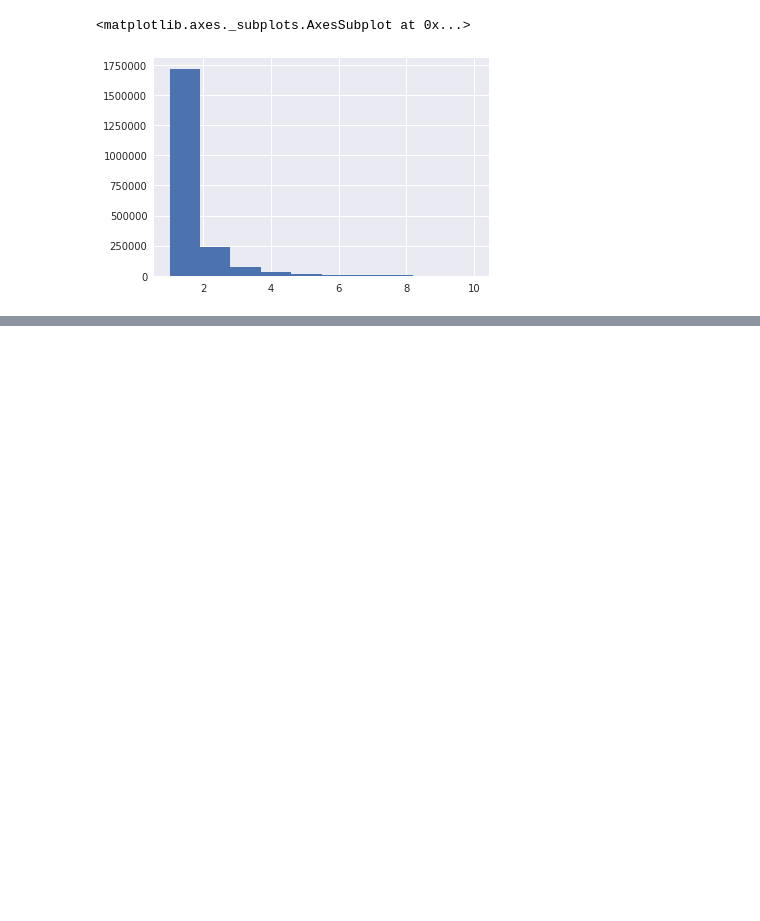
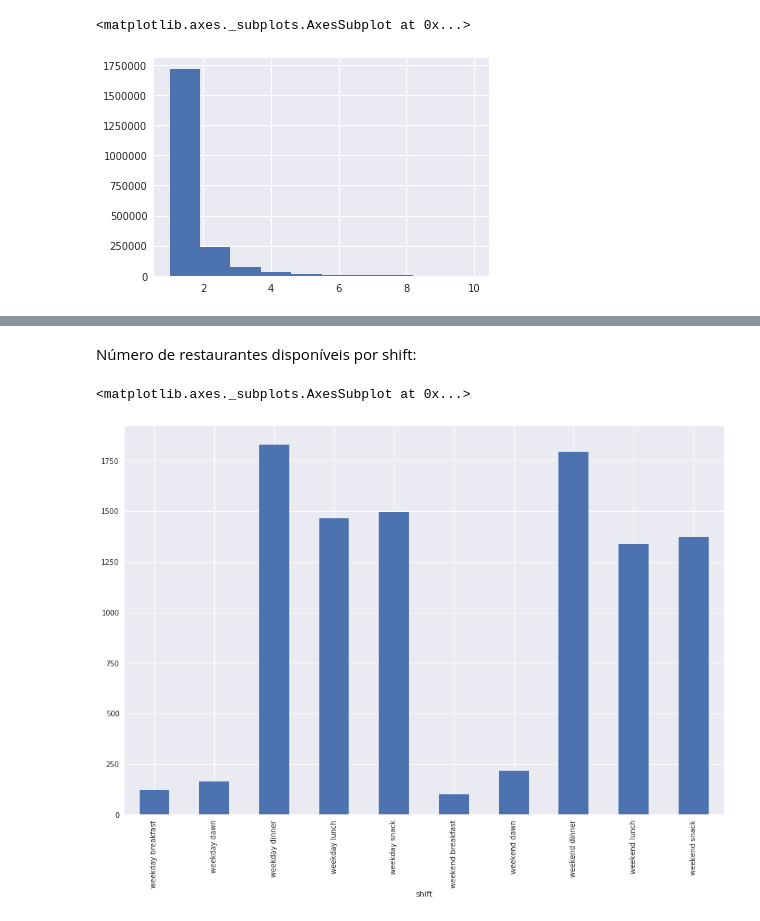
Before and after one commit to deeplearningbrasil/mars-gym, a Jupyter notebook: EDA.ipynb, the cells around one changed output, grey strips where cells are left out. Drawn from its saved outputs; the diff is of its cells as text; code cells hidden in the pictures; blank space fills up the shorter version.

```diff
--- a/EDA.ipynb
+++ b/EDA.ipynb
@@ -7,6 +26,9 @@ sns.set()
 # %%
 session_df = pd.read_parquet("output/ifood/dataset/session")
 restaurant_df = pd.read_csv("output/ifood/dataset/restaurants_with_contents.csv")
+availability_df = pd.read_parquet("output/ifood/dataset/availability")
+review_df = read_parquet_as_pandas("output/ifood/ufg_dataset_all/info_review")
+delivery_df = read_parquet_as_pandas("output/ifood/ufg_dataset_all/info_delivery_time")
 # %% [markdown]
 # Análise Exploratória dos Dados
 # %% [markdown]
@@ -560,0 +599,7 @@ visits_per_account_and_merchant[visits_per_account_and_merchant<=10].hist()
+# %% [markdown]
+Número de restaurantes disponíveis por shift:
+# %%
+availability_df.groupby("shift")["merchant_id"].nunique().plot(kind="bar", figsize=(15, 10))
+# %% [output]
+<matplotlib.axes._subplots.AxesSubplot at 0x...>
+[figure, added]
```
Also changed, not shown: parts of 18 cells of this notebook.
